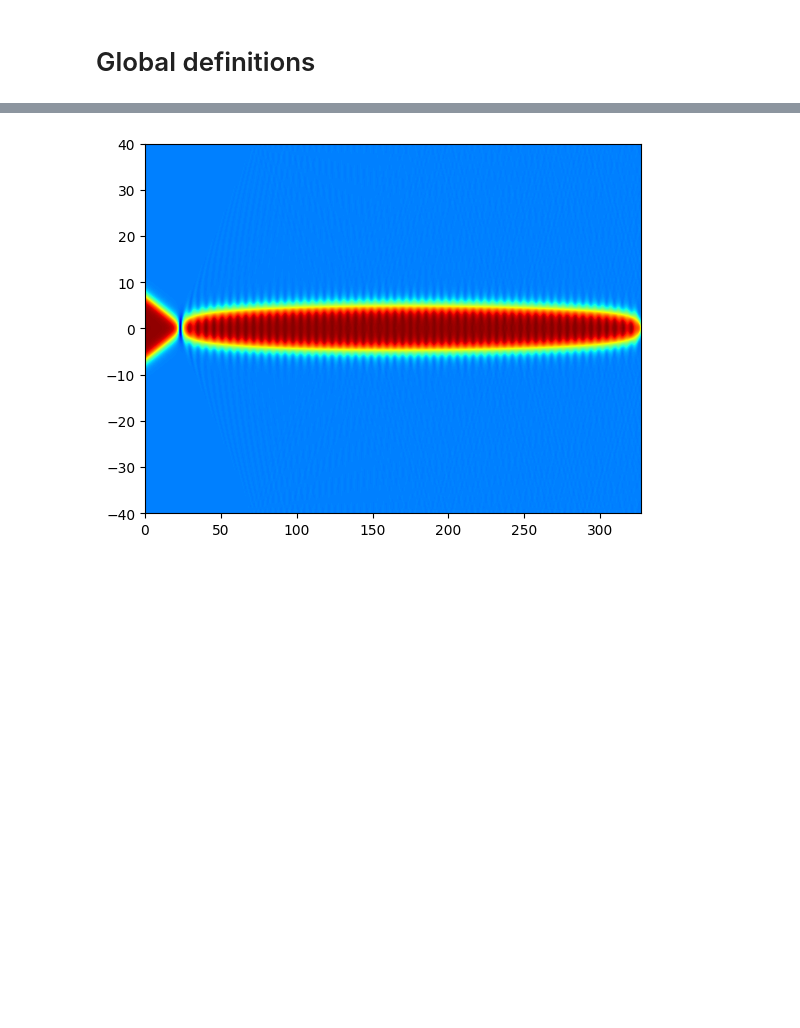
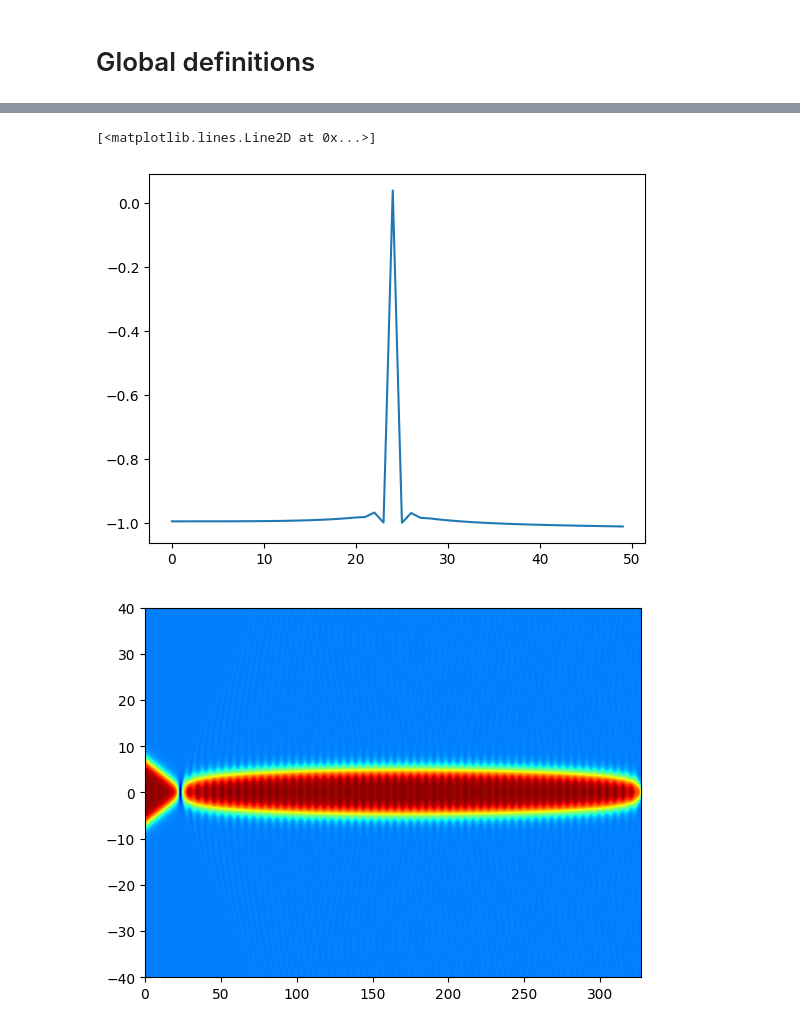
Before and after one commit to JairoSSantos/parallel-kink-scattering, a Jupyter notebook: notebooks/fractal-structure.ipynb, the cells around one changed output, grey strips where cells are left out. Cells and saved outputs as stored; diff of their text form; code cells hidden in the pictures; blank space fills up the shorter version.

```diff
--- a/notebooks/fractal-structure.ipynb
+++ b/notebooks/fractal-structure.ipynb
@@ -22,3 +76,8 @@ COLLIDER = KinkCollider(-L, L, N, (-X0,X0), DT, DX, order=4, H=0)
+# %%
+plt.plot(y[1000][475:525])
+# %% [output]
+[<matplotlib.lines.Line2D at 0x...>]
+[figure, added]
 # %%
 v = 0.25978
 lat, y, _ = COLLIDER.collide((v, -v), LAMB, X0/v + 300)
```
Also changed, not shown: parts of 8 cells of this notebook, 4 other files.
